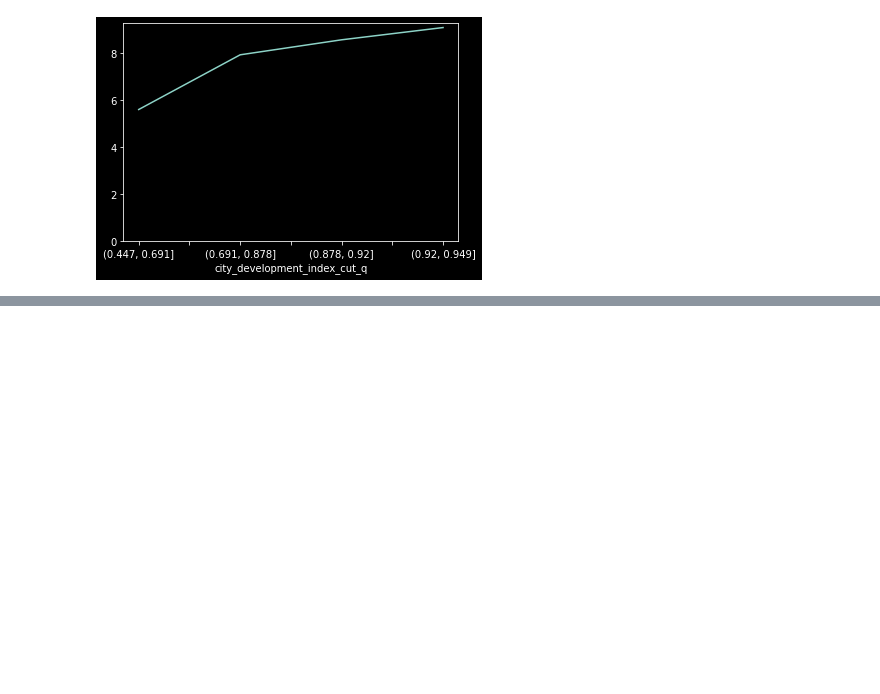
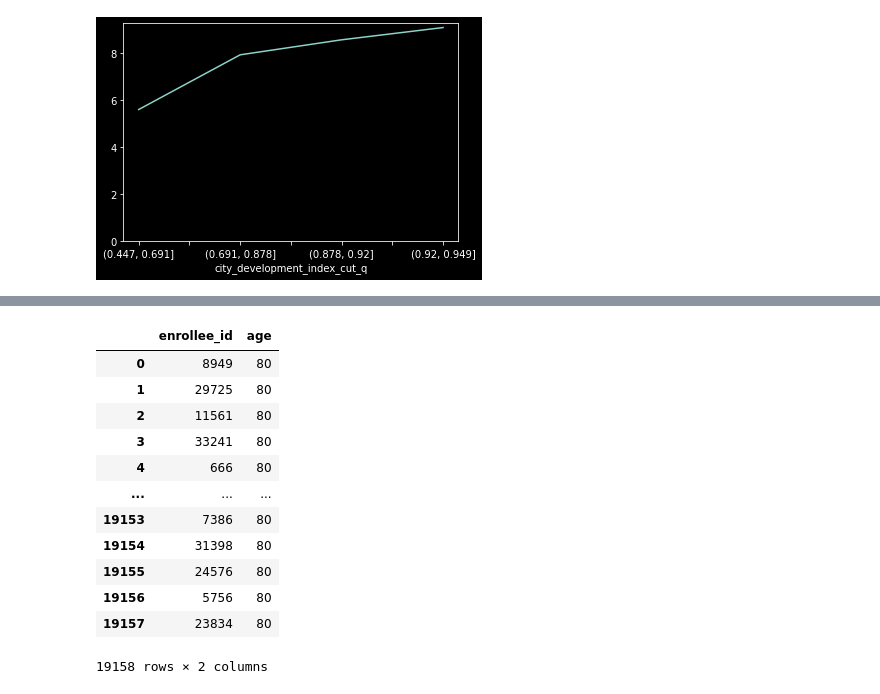
Before and after one commit to arsengir/colab, a Jupyter notebook: pandas_gleb.ipynb, the cells around one changed output, grey strips where cells are left out. Drawn from its saved outputs; the diff is of its cells as text; code cells hidden in the pictures; blank space fills up the shorter version.

```diff
--- a/pandas_gleb.ipynb
+++ b/pandas_gleb.ipynb
@@ -1138,0 +1159,16 @@ df[df['experience_int'] < 999].plot(x='city_development_index', y='experience_in
+# %%
+age
+# %% [output]
+|  | enrollee_id | age |
+| 0 | 8949 | 80 |
+| 1 | 29725 | 80 |
+| 2 | 11561 | 80 |
+| 3 | 33241 | 80 |
+| 4 | 666 | 80 |
+| ... | ... | ... |
+| 19153 | 7386 | 80 |
+| 19154 | 31398 | 80 |
+| 19155 | 24576 | 80 |
+| 19156 | 5756 | 80 |
+| 19157 | 23834 | 80 |
+19158 rows × 2 columns
```
Also changed, not shown: parts of 32 cells of this notebook.
